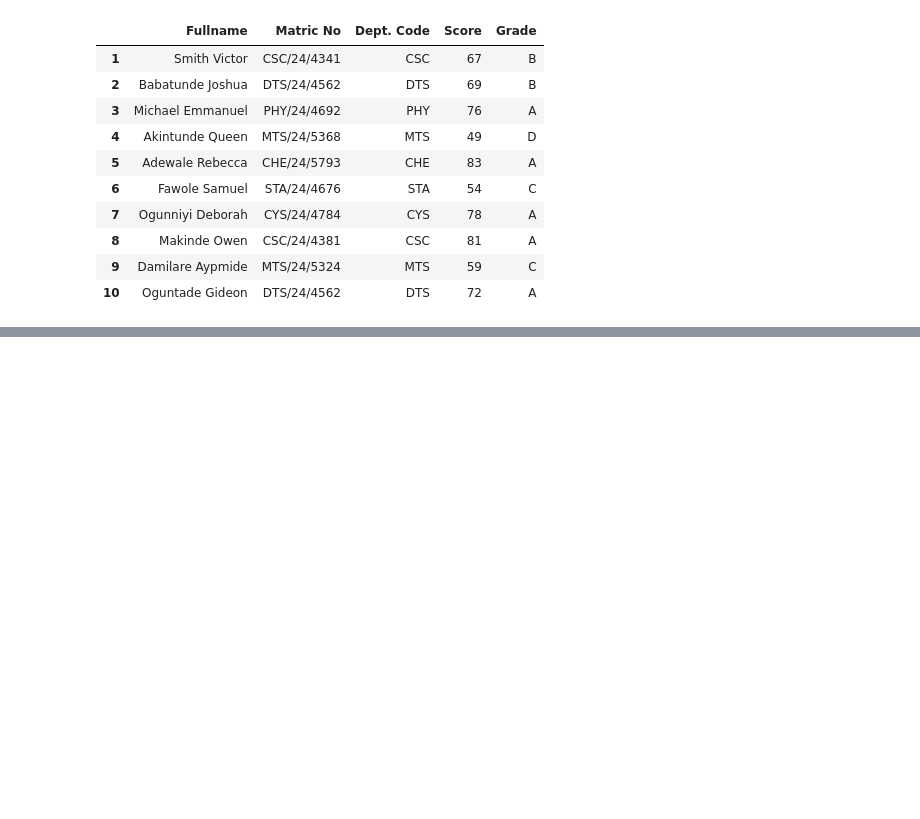
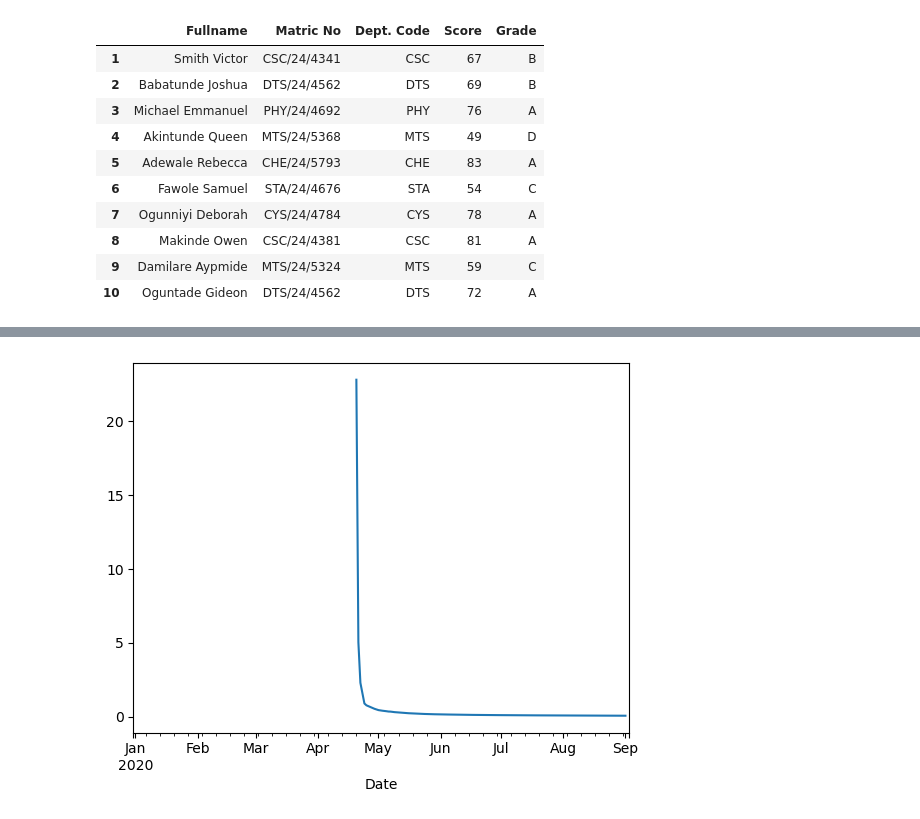
Before and after one commit to Vinny-5424/Data-Analysis-Jupyter, a Jupyter notebook: Pandas/Pandas.ipynb, the cells around one changed output, grey strips where cells are left out. Drawn from its saved outputs; the diff is of its cells as text; code cells hidden in the pictures; blank space fills up the shorter version.

```diff
--- a/Pandas/Pandas.ipynb
+++ b/Pandas/Pandas.ipynb
@@ -598,0 +1032,8 @@ a
+# %%
+# Plotting positive rate
+
+positive_rate = covid_df["Total Cases"]/covid_df["Total Tests"]
+positive_rate.plot()
+plt.show()
+# %% [output]
+[figure, added]
```
Also changed, not shown: parts of 51 cells of this notebook, 20 other files.
